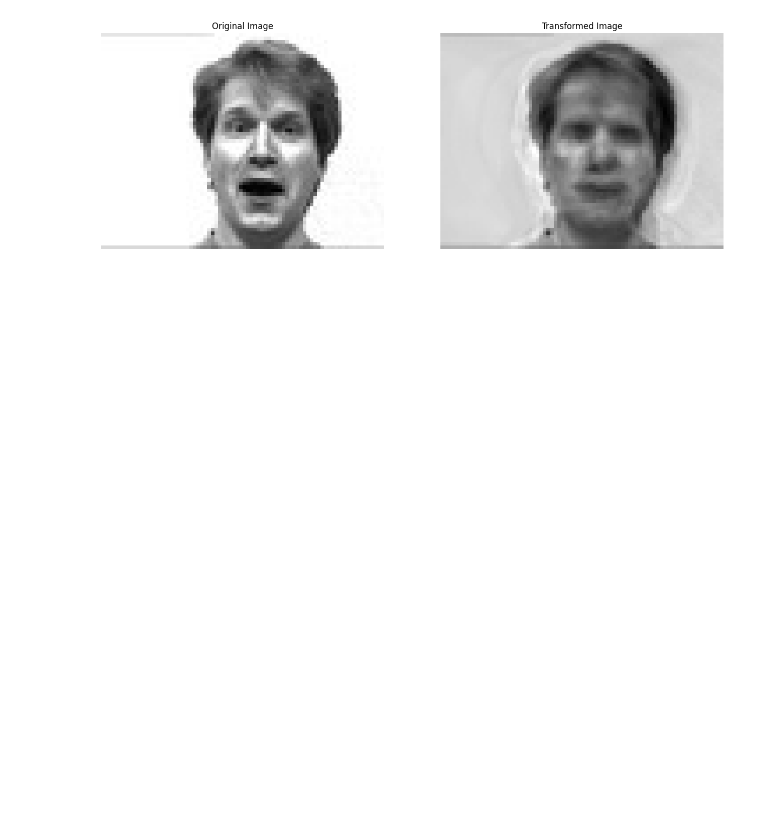
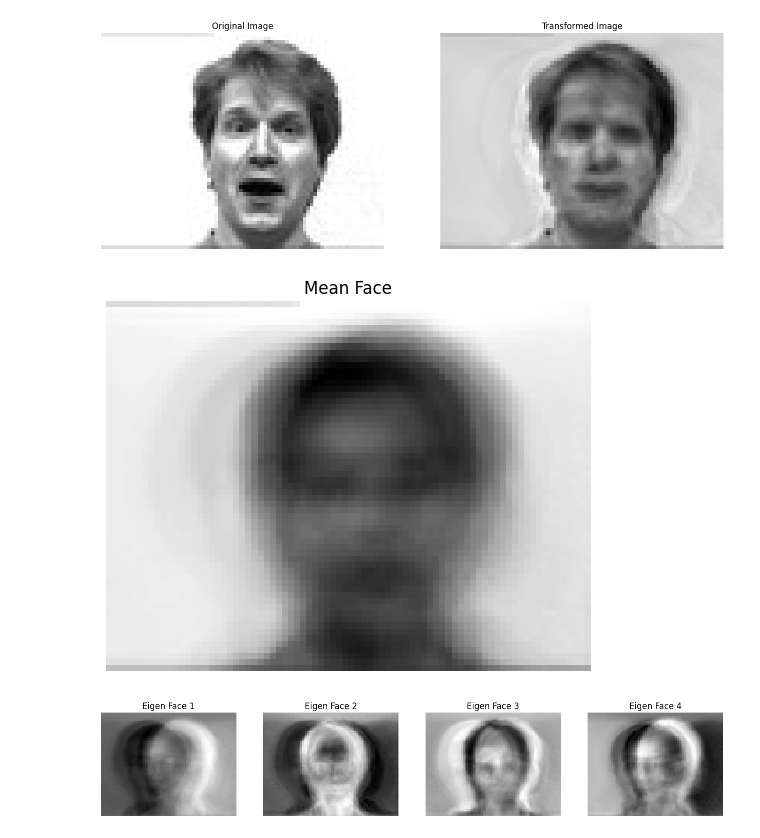
Before and after one commit to stuartlu0412/FAI2024, a Jupyter notebook: hw4-code/hw4.ipynb, the cells around one changed output. Cells and saved outputs as stored; diff of their text form; code cells hidden in the pictures; blank space fills up the shorter version.

Commit message:
update faces

```diff
--- a/hw4-code/hw4.ipynb
+++ b/hw4-code/hw4.ipynb
@@ -9,9 +9,12 @@ from src.pca import PCA
 # %% [output]
 The autoreload extension is already loaded. To reload it, use:
   %reload_ext autoreload
+# %%
+# load date
+X_train, y_train = load_data("train")
+X_val, y_val = load_data("val")
 # %%
 # Train pca
-X, y = load_data("train")
 pca = PCA(n_components=40)
-pca.fit(X)
+pca.fit(X_train)
 pca.components
@@ -53,3 +42,24 @@ def plot_image(img, model = pca):
 plot_image(img, pca)
 # %% [output]
 [figure]
+# %%
+# (a) plot mean and eigen face
+
+plt.imshow(pca.mean.reshape(61, 80), cmap='gray')
+plt.title('Mean Face')
+plt.axis('off')
+plt.show()
+
+# (b) plot eigen face
+
+fig, axes = plt.subplots(1, 4, figsize=(16, 4))
+
+for i in range(4):
+    axes[i].imshow(pca.components[i].reshape(61, 80), cmap='gray')
+    axes[i].set_title(f'Eigen Face {i+1}')
+    axes[i].axis('off')
+
+plt.show()
+# %% [output]
+[figure, added]
+[figure, added]
```
Also changed, not shown: parts of 2 cells of this notebook, 1 other file.
